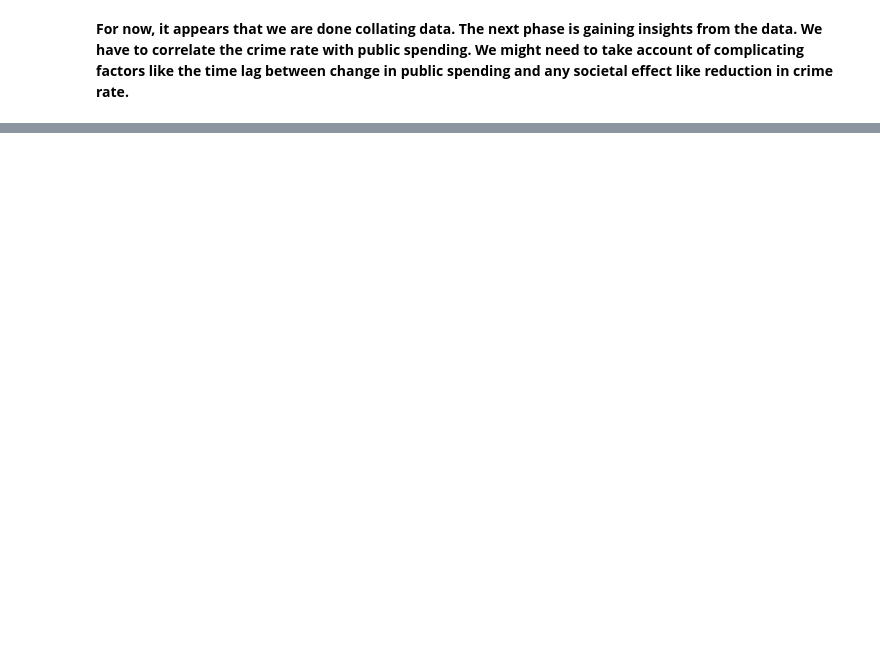
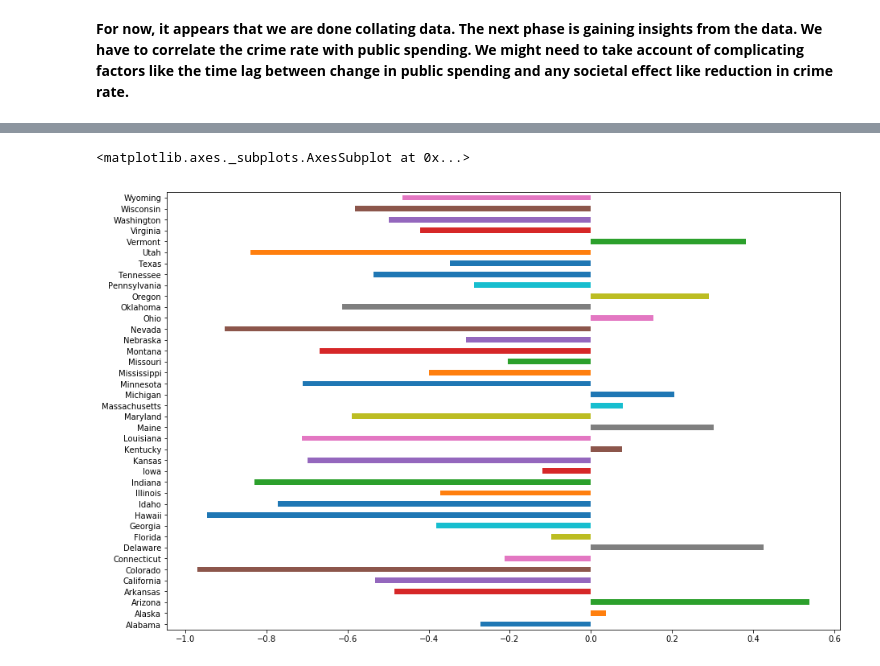
Before and after one commit to ChubaOraka/Crime-and-School, a Jupyter notebook: data-processing-workbook.ipynb, the cells around one changed output, grey strips where cells are left out. Saved outputs shown, nothing was run; the diff lists cells and outputs as text; code cells hidden in the pictures; blank space fills up the shorter version.

```diff
--- a/data-processing-workbook.ipynb
+++ b/data-processing-workbook.ipynb
@@ -216,0 +227,8 @@ Name: Total Expenditures for Education per capita, dtype: float64
+# %%
+education = crime_by_state['Total Expenditures for Education per capita']
+crime = (crime_by_state['Violent crime total']/crime_by_state['Population'])
+# %%
+crime.pct_change().corrwith(education.pct_change().shift(20)).plot(kind='barh', figsize=(15,10))
+# %% [output]
+<matplotlib.axes._subplots.AxesSubplot at 0x...>
+[figure, added]
```
Also changed, not shown: parts of 13 cells of this notebook.
